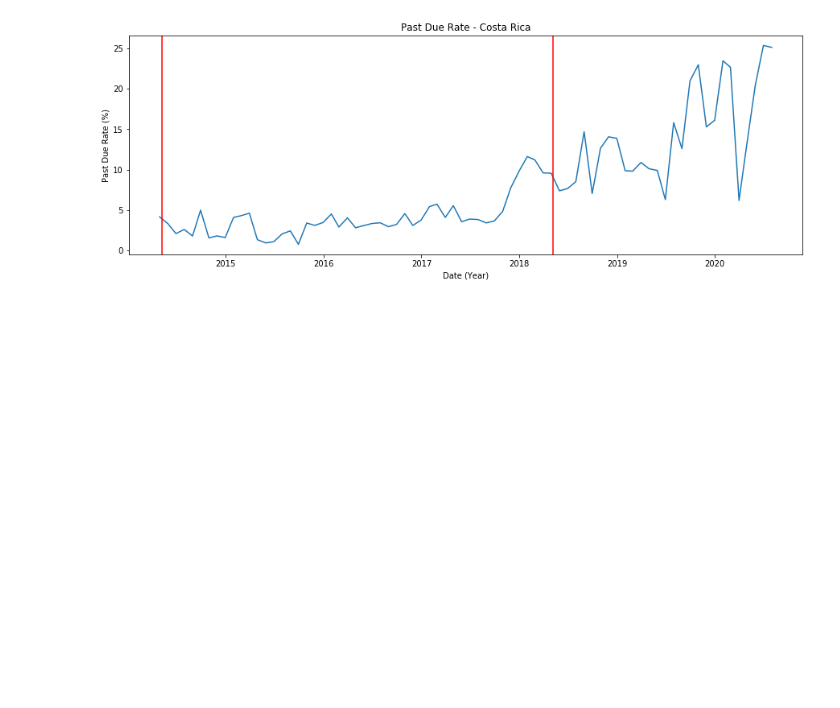
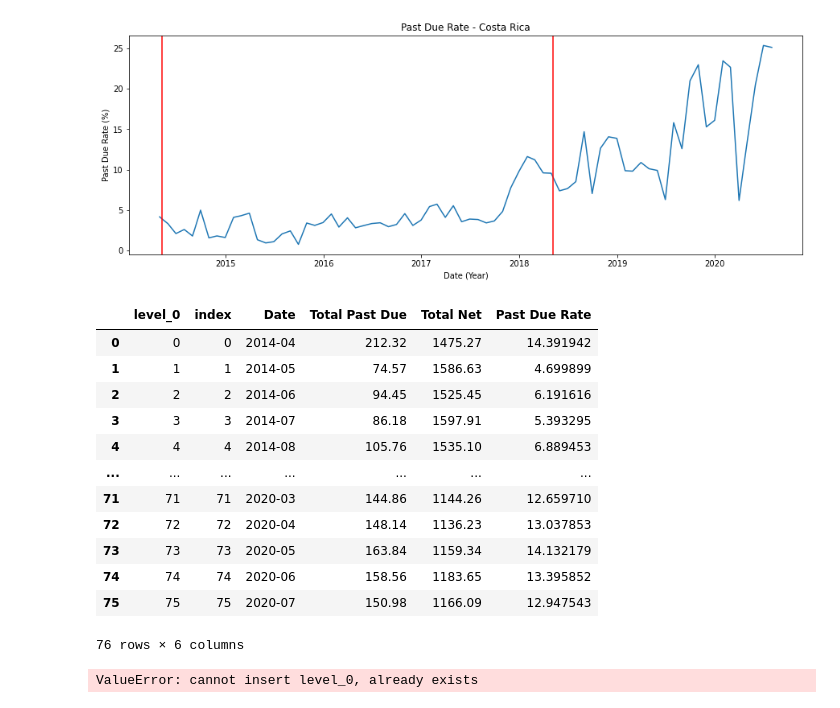
Before and after one commit to SergioGL8/P1---Digging-deep-in-past-due-patterns-, a Jupyter notebook: explore_visual.ipynb, the cells around one changed output. Saved outputs shown, nothing was run; the diff lists cells and outputs as text; code cells hidden in the pictures; blank space fills up the shorter version.

```diff
--- a/explore_visual.ipynb
+++ b/explore_visual.ipynb
@@ -972,3 +972,25 @@ for p in range(len(date_list)-1):
     #print(month, day, year)
 # %% [output]
 [figure]
+# %%
+past_due_index
+# %% [output]
+|  | level_0 | index | Date | Total Past Due | Total Net | Past Due Rate |
+| 0 | 0 | 0 | 2014-04 | 212.32 | 1475.27 | 14.391942 |
+| 1 | 1 | 1 | 2014-05 | 74.57 | 1586.63 | 4.699899 |
+| 2 | 2 | 2 | 2014-06 | 94.45 | 1525.45 | 6.191616 |
+| 3 | 3 | 3 | 2014-07 | 86.18 | 1597.91 | 5.393295 |
+| 4 | 4 | 4 | 2014-08 | 105.76 | 1535.10 | 6.889453 |
+| ... | ... | ... | ... | ... | ... | ... |
+| 71 | 71 | 71 | 2020-03 | 144.86 | 1144.26 | 12.659710 |
+| 72 | 72 | 72 | 2020-04 | 148.14 | 1136.23 | 13.037853 |
+| 73 | 73 | 73 | 2020-05 | 163.84 | 1159.34 | 14.132179 |
+| 74 | 74 | 74 | 2020-06 | 158.56 | 1183.65 | 13.395852 |
+| 75 | 75 | 75 | 2020-07 | 150.98 | 1166.09 | 12.947543 |
+76 rows × 6 columns
+# %%
+boxplot_df = past_due_index
+
+boxplot_df.reset_index(level=0, inplace=True)
+# %% [output]
+ValueError: cannot insert level_0, already exists
```
Also changed, not shown: parts of 14 cells of this notebook.
